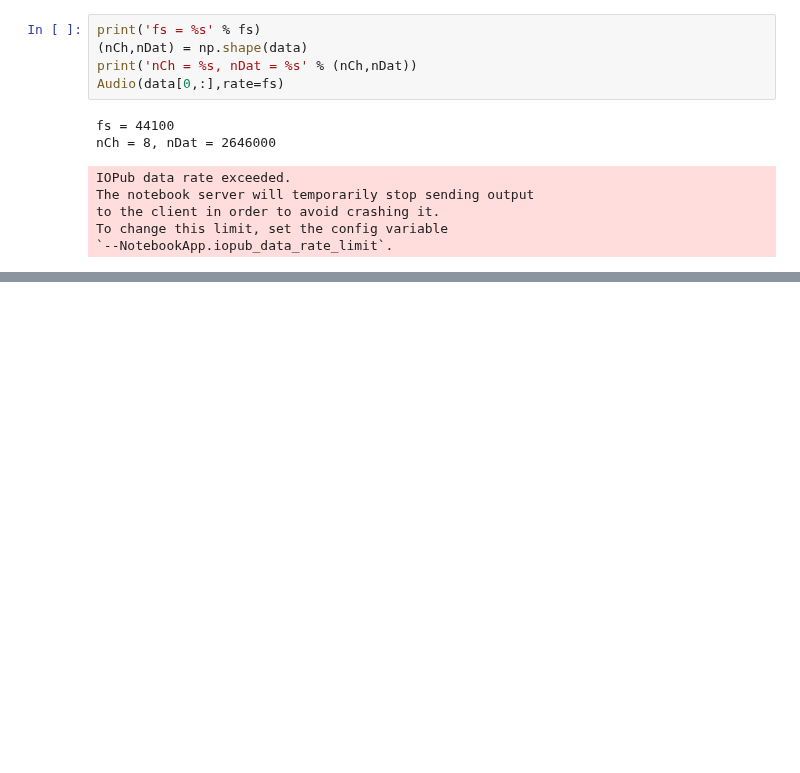
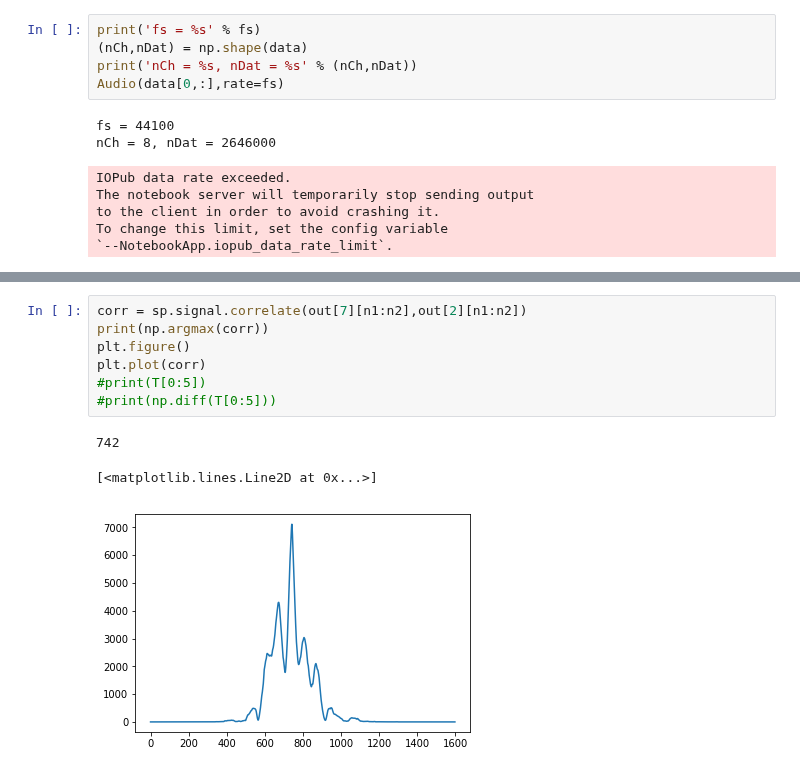
Before and after one commit to longle2718/audio_loc, a Jupyter notebook: python/main.ipynb, the cells around one changed output, grey strips where cells are left out. Drawn from its saved outputs; the diff is of its cells as text; blank space fills up the shorter version.

```diff
--- a/python/main.ipynb
+++ b/python/main.ipynb
@@ -64,0 +92,11 @@ for k in range(nCh):
+# %%
+corr = sp.signal.correlate(out[7][n1:n2],out[2][n1:n2])
+print(np.argmax(corr))
+plt.figure()
+plt.plot(corr)
+#print(T[0:5])
+#print(np.diff(T[0:5]))
+# %% [output]
+742
+[<matplotlib.lines.Line2D at 0x...>]
+[figure, added]
```
Also changed, not shown: parts of 10 cells of this notebook, 1 other file.
